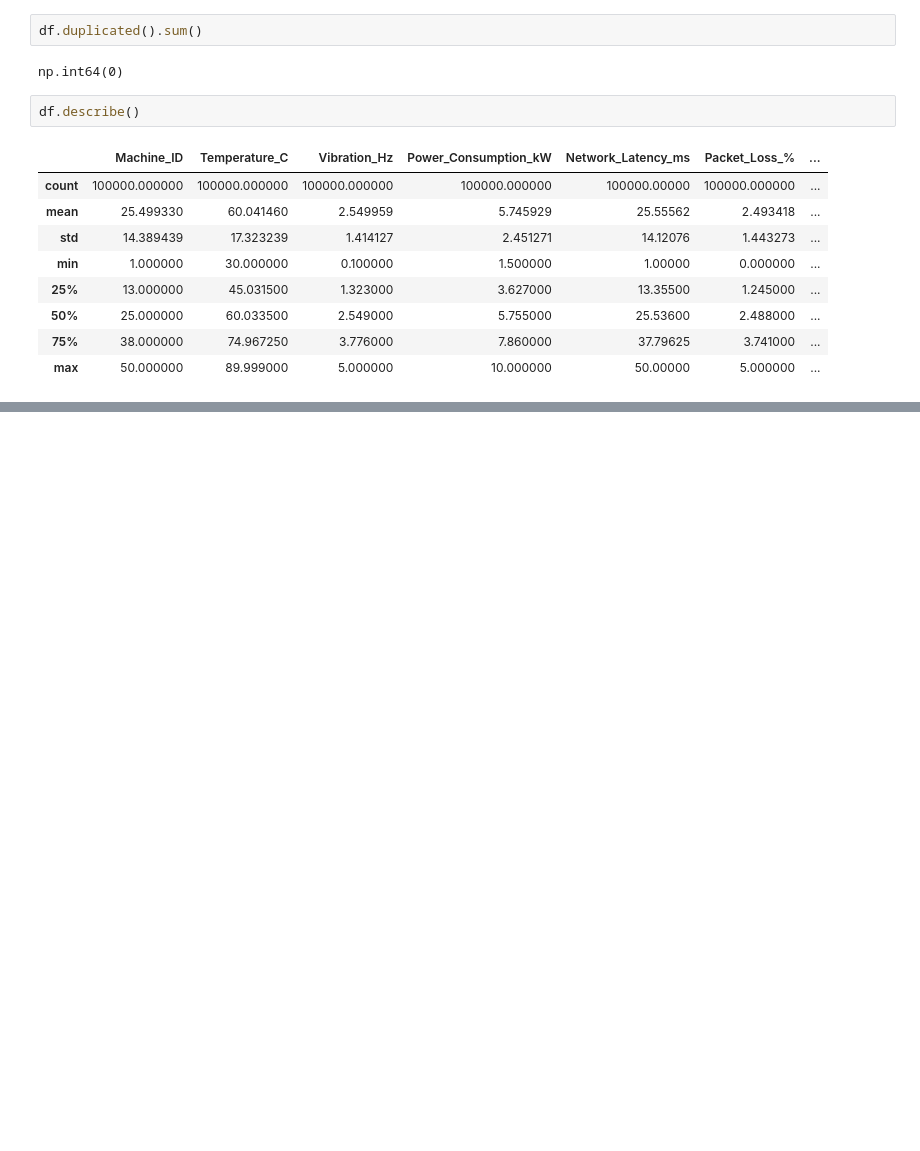
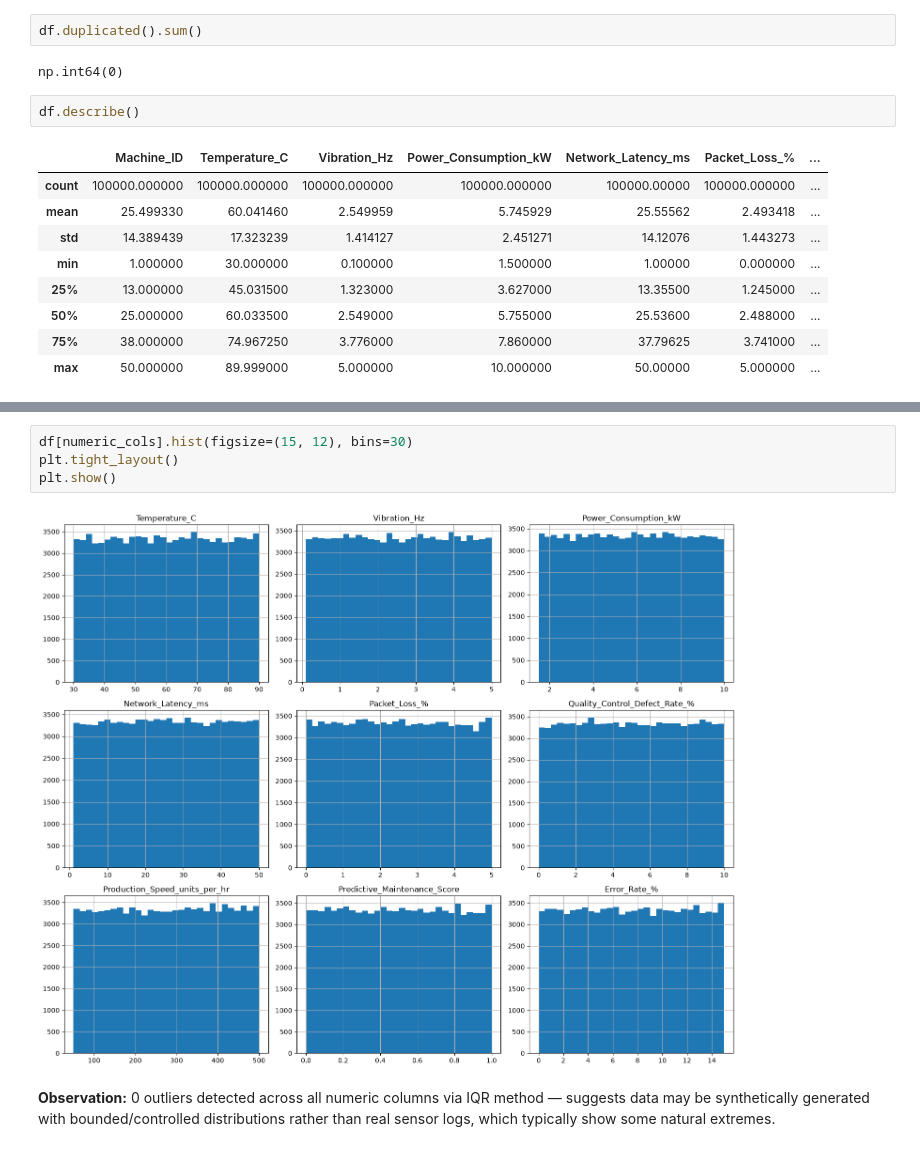
Before and after one commit to VanshKansal1110/Data_Analytics_Projects, a Jupyter notebook: Project_01__6G_Impact_On_Manufacturing/notebooks/01_eda.ipynb, the cells around one changed output, grey strips where cells are left out. Drawn from its saved outputs; the diff is of its cells as text; blank space fills up the shorter version.

```diff
--- a/Project_01__6G_Impact_On_Manufacturing/notebooks/01_eda.ipynb
+++ b/Project_01__6G_Impact_On_Manufacturing/notebooks/01_eda.ipynb
@@ -86,0 +126,8 @@ df.describe()
+# %%
+df[numeric_cols].hist(figsize=(15, 12), bins=30)
+plt.tight_layout()
+plt.show()
+# %% [output]
+[figure, added]
+# %% [markdown]
+**Observation:** 0 outliers detected across all numeric columns via IQR method — suggests data may be synthetically generated with bounded/controlled distributions rather than real sensor logs, which typically show some natural extremes.
```
Also changed, not shown: parts of 3 cells of this notebook.
